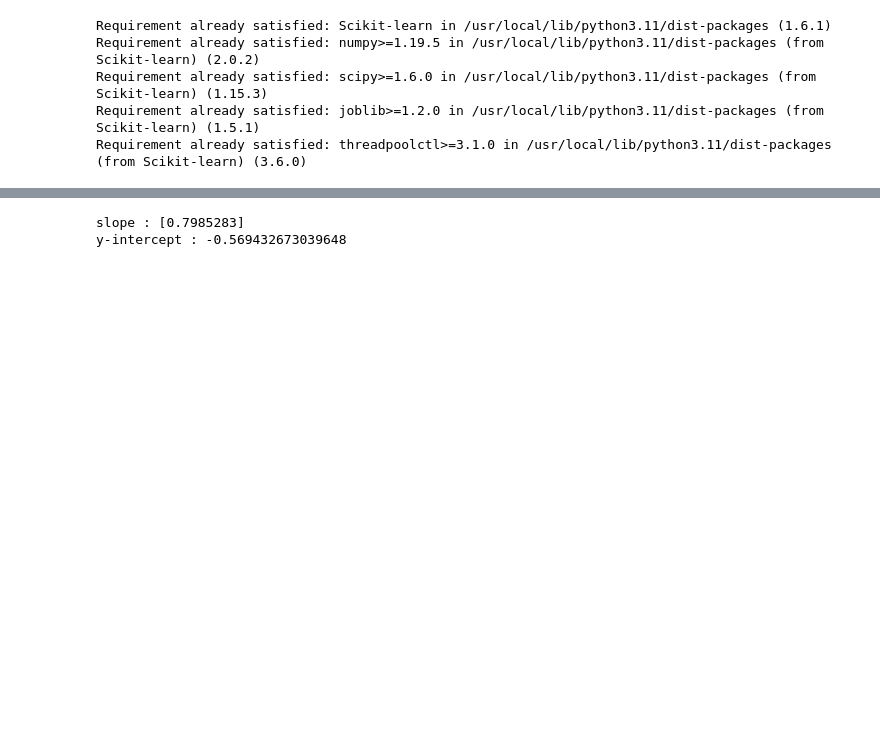
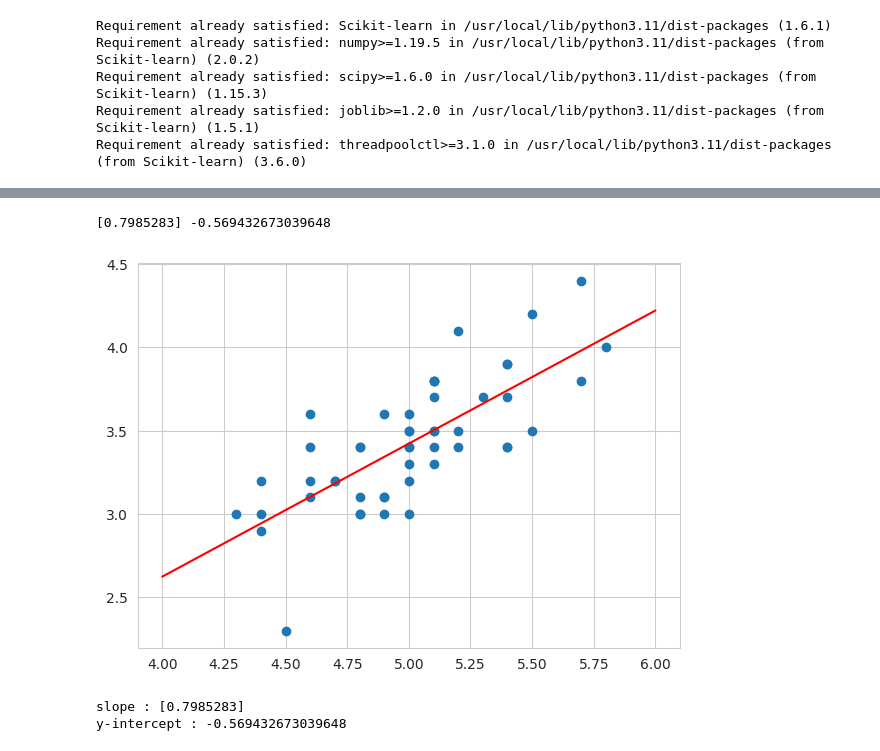
Before and after one commit to SEOWOOJI/Pandas_Stats_Data_Analysis_2025, a Jupyter notebook: scikit_learn.ipynb, the cells around one changed output, grey strips where cells are left out. Cells and saved outputs as stored; diff of their text form; code cells hidden in the pictures; blank space fills up the shorter version.

```diff
--- a/scikit_learn.ipynb
+++ b/scikit_learn.ipynb
@@ -533,3 +541,26 @@ plt.show()
+# %%
+model = LinearRegression(fit_intercept = True)
+
+x = np.array(x)
+y = np.array(y)
+
+X = x.reshape(-1, 1)
+
+model.fit(X, y)
+
+print(model.coef_, model.intercept_)
+
+x_fit = np.linspace(4, 6, 100)
+X_fit = x_fit.reshape(-1, 1)
+y_fit = model.predict(X_fit)
+
+fig = plt.figure(figsize = (7,5))
+plt.scatter(x, y)
+plt.plot(X_fit, y_fit, 'r')
+plt.show()
+# %% [output]
+[0.7985283] -0.569432673039648
+[figure, added]
 # %%
 model = LinearRegression(fit_intercept=True)
 
```
Also changed, not shown: parts of 10 cells of this notebook.
